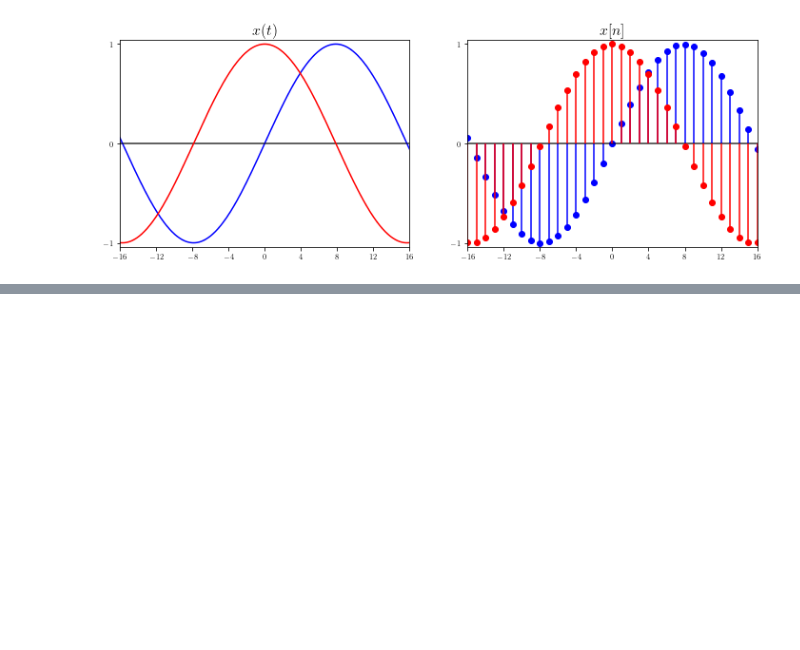
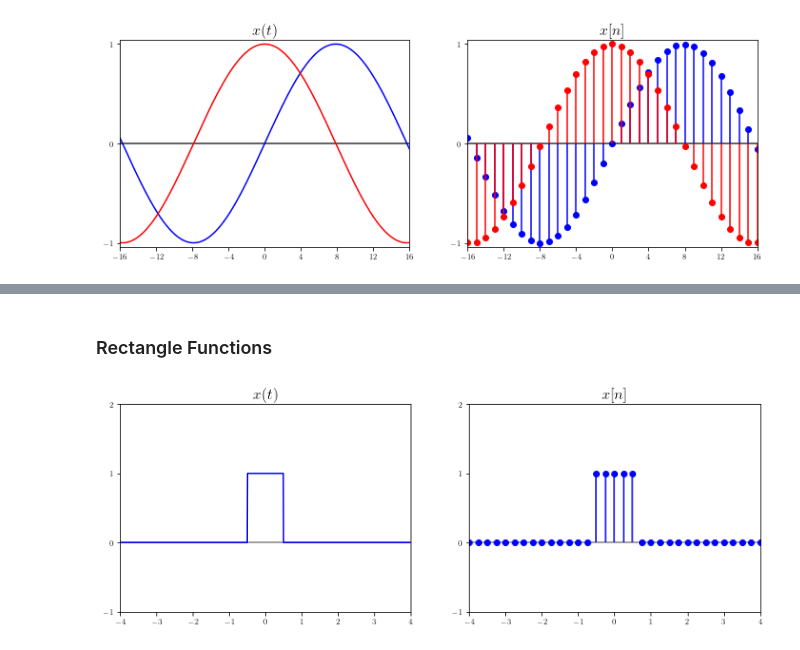
Before and after one commit to tmquan/ivcl, a Jupyter notebook: _sources/courses/dsp/intro.ipynb, the cells around one changed output, grey strips where cells are left out. Cells and saved outputs as stored; diff of their text form; code cells hidden in the pictures; blank space fills up the shorter version.

```diff
--- a/_sources/courses/dsp/intro.ipynb
+++ b/_sources/courses/dsp/intro.ipynb
@@ -293,0 +342,28 @@ plt.show()
+# %% [markdown]
+### Rectangle Functions
+# %%
+# HIDE/SHOW
+fig, ax = plt.subplots(
+    1, 2,
+    figsize=(12, 4),
+    # tight_layout=True,
+)
+
+rect = sp.Piecewise(
+    (0, sp.Or(sp.StrictLessThan(t, -1/2), sp.StrictGreaterThan(t, 1/2))),
+    (1, sp.And(sp.LessThan(t, 1/2), sp.GreaterThan(t, -1/2))),
+)
+
+mpl_axes_plot(ax[0], rect, (t, -40, 40), color='b')
+ax[0].set_xlim(-4, 4, 1)
+ax[0].set_ylim(-1, 2, 1)
+ax[0].set_title(r'$x(t)$', fontsize=16)
+
+mpl_axes_stem(ax[1], rect, (t, -40, 40, 0.25), linefmt='b', markerfmt='bo')
+ax[1].set_xlim(-4, 4, 1)
+ax[1].set_ylim(-1, 2, 1)
+ax[1].set_title(r'$x[n]$', fontsize=16)
+
+plt.show()
+# %% [output]
+[figure, added]
```
Also changed, not shown: parts of 23 cells of this notebook, 12 other files.
